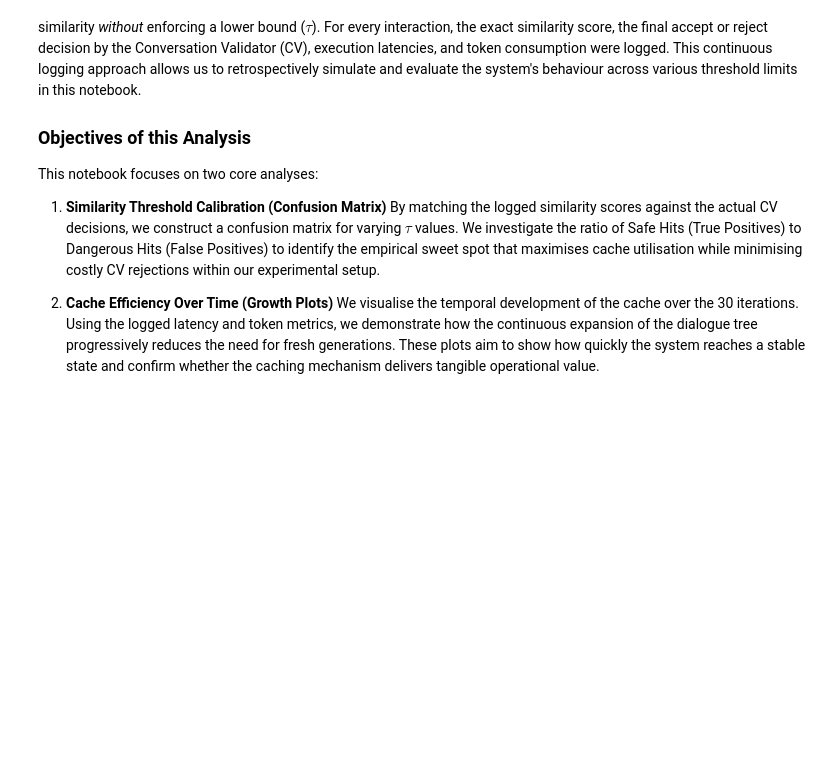
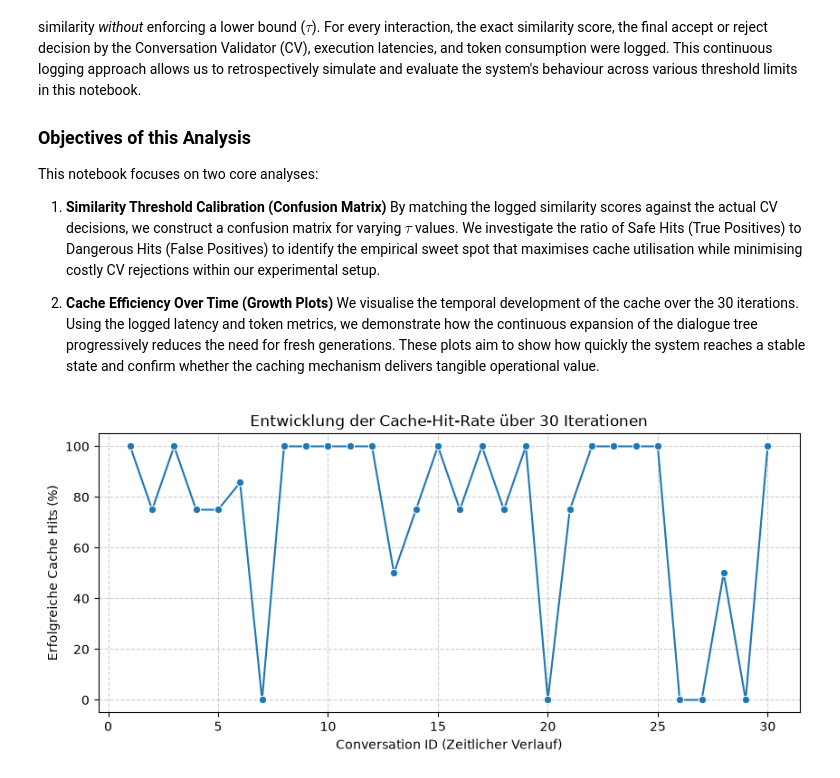
Before and after one commit to Daniel-Innsbruck/masterarbeit, a Jupyter notebook: phase_1_validation/caching_efficiency/cache_efficiency_analysis.ipynb, the cells around one changed output. Drawn from its saved outputs; the diff is of its cells as text; code cells hidden in the pictures; blank space fills up the shorter version.

```diff
--- a/phase_1_validation/caching_efficiency/cache_efficiency_analysis.ipynb
+++ b/phase_1_validation/caching_efficiency/cache_efficiency_analysis.ipynb
@@ -27,3 +27,88 @@ This notebook focuses on two core analyses:
 
 2. **Cache Efficiency Over Time (Growth Plots)**
    We visualise the temporal development of the cache over the 30 iterations. Using the logged latency and token metrics, we demonstrate how the continuous expansion of the dialogue tree progressively reduces the need for fresh generations. These plots aim to show how quickly the system reaches a stable state and confirm whether the caching mechanism delivers tangible operational value.
+# %%
+import pandas as pd
+import json
+import matplotlib.pyplot as plt
+import seaborn as sns
+import numpy as np
+
+# 1. Daten laden (Passe den Dateipfad an deine Datei an)
+data = []
+with open("measurements/d309b277-6b25-4e33-a954-b8cdc7e288cf.jsonl", "r") as f: # 392c9cc7-f4c1-4529-94fc-2a1f59ced3cd
+    for line in f:
+        data.append(json.loads(line))
+
+df = pd.DataFrame(data)
+
+# Nur Daten betrachten, bei denen ein Cache-Hit überhaupt möglich war
+df_cache = df[df['cache_available'] == True].copy()
+
+# -------------------------------------------------------------------
+# Plot 1: Entwicklung der Cache-Akzeptanz über die Zeit (Conversations)
+# -------------------------------------------------------------------
+plt.figure(figsize=(10, 4))
+# Wir berechnen, wie viel Prozent der Turns pro Conversation gecached wurden
+cache_trend = df.groupby('conversation_id')['cache_accepted_and_used'].mean() * 100
+sns.lineplot(x=cache_trend.index, y=cache_trend.values, marker="o")
+plt.title("Entwicklung der Cache-Hit-Rate über 30 Iterationen")
+plt.xlabel("Conversation ID (Zeitlicher Verlauf)")
+plt.ylabel("Erfolgreiche Cache Hits (%)")
+plt.ylim(-5, 105)
+plt.grid(True, linestyle="--", alpha=0.6)
+plt.show()
+
+# -------------------------------------------------------------------
+# Plot 2: Einfluss der semantischen Ähnlichkeit auf die CV-Akzeptanz
+# -------------------------------------------------------------------
+plt.figure(figsize=(6, 4))
+sns.boxplot(data=df_cache, x='validator_passed', y='highest_sim', palette="Set2")
+plt.title("Similarity Score vs. Validator Entscheidung")
+plt.xlabel("Validator Passed")
+plt.ylabel("Highest Similarity")
+plt.show()
+
+# -------------------------------------------------------------------
+# Plot 3: Einfluss der Anzahl an Candidates auf die CV-Akzeptanz
+# -------------------------------------------------------------------
+plt.figure(figsize=(8, 4))
+candidate_stats = df_cache.groupby('candidates_count')['validator_passed'].agg(['mean', 'count'])
+candidate_stats['mean'] = candidate_stats['mean'] * 100 # In Prozent
+sns.barplot(x=candidate_stats.index, y=candidate_stats['mean'], palette="Blues_d")
+plt.title("Akzeptanzrate des Validators basierend auf Candidates Count")
+plt.xlabel("Anzahl verfügbarer Candidates")
+plt.ylabel("Akzeptanzrate (%)")
+for index, row in candidate_stats.iterrows():
+    plt.text(index-1, row['mean']+2, f"n={int(row['count'])}", ha='center')
+plt.show()
+
+# -------------------------------------------------------------------
+# Analyse 4: Confusion Matrix für verschiedene Similarity Thresholds
+# -------------------------------------------------------------------
+thresholds = [0.85, 0.90, 0.93, 0.95, 0.97]
+results = []
+
+for tau in thresholds:
+    # True Positives: Sim >= tau UND Validator sagt True
+    tp = len(df_cache[(df_cache['highest_sim'] >= tau) & (df_cache['validator_passed'] == True)])
+    # False Positives: Sim >= tau ABER Validator sagt False (Dangerous Hit!)
+    fp = len(df_cache[(df_cache['highest_sim'] >= tau) & (df_cache['validator_passed'] == False)])
+    # False Negatives: Sim < tau OBWOHL Validator True gesagt hätte (Missed Efficiency)
+    fn = len(df_cache[(df_cache['highest_sim'] < tau) & (df_cache['validator_passed'] == True)])
+    # True Negatives: Sim < tau UND Validator sagt False (Correct Bypass)
+    tn = len(df_cache[(df_cache['highest_sim'] < tau) & (df_cache['validator_passed'] == False)])
+
+    results.append({
+        "Tau": tau,
+        "TP (Safe Hit)": tp,
+        "FP (Dangerous)": fp,
+        "FN (Missed Eff)": fn,
+        "TN (Bypass)": tn
+    })
+
+df_conf = pd.DataFrame(results)
+print("\n--- Confusion Matrix über verschiedene Tau-Werte ---")
+display(df_conf)
+# %% [output]
+[figure, added]
```
Also changed, not shown: parts of 1 cell of this notebook, 1 other file.
